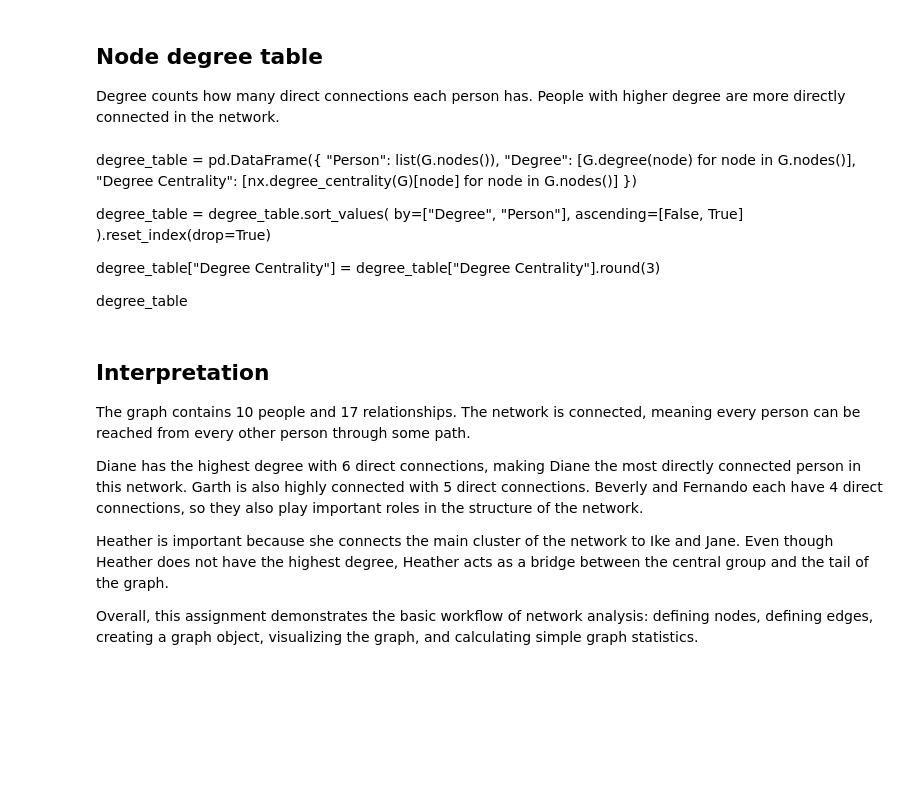
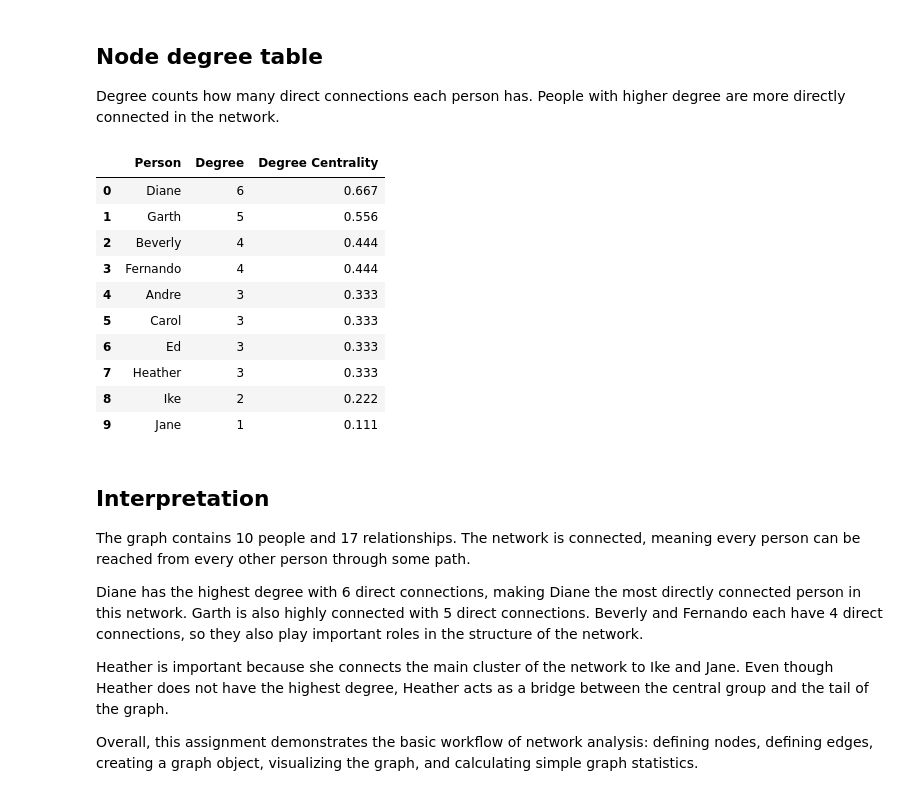
Before and after one commit to suffyankhan77/DATA620-Web-Analytics, a Jupyter notebook: assignments/week1_hello_graph_world/DATA620_Week1_Hello_Graph_World.ipynb, the cells around one changed output. Drawn from its saved outputs; the diff is of its cells as text; code cells hidden in the pictures; blank space fills up the shorter version.

```diff
--- a/assignments/week1_hello_graph_world/DATA620_Week1_Hello_Graph_World.ipynb
+++ b/assignments/week1_hello_graph_world/DATA620_Week1_Hello_Graph_World.ipynb
@@ -119,21 +119,33 @@ summary_df
 ## Node degree table
 
 Degree counts how many direct connections each person has. People with higher degree are more directly connected in the network.
-# %% [markdown]
-degree_table = pd.DataFrame({
-    "Person": list(G.nodes()),
-    "Degree": [G.degree(node) for node in G.nodes()],
-    "Degree Centrality": [nx.degree_centrality(G)[node] for node in G.nodes()]
-})
-
-degree_table = degree_table.sort_values(
-    by=["Degree", "Person"],
-    ascending=[False, True]
-).reset_index(drop=True)
-
-degree_table["Degree Centrality"] = degree_table["Degree Centrality"].round(3)
-
-degree_table
+# %%
+degree_table = pd.DataFrame({
+    "Person": list(G.nodes()),
+    "Degree": [G.degree(node) for node in G.nodes()],
+    "Degree Centrality": [nx.degree_centrality(G)[node] for node in G.nodes()]
+})
+
+degree_table = degree_table.sort_values(
+    by=["Degree", "Person"],
+    ascending=[False, True]
+).reset_index(drop=True)
+
+degree_table["Degree Centrality"] = degree_table["Degree Centrality"].round(3)
+
+degree_table
+# %% [output]
+|  | Person | Degree | Degree Centrality |
+| 0 | Diane | 6 | 0.667 |
+| 1 | Garth | 5 | 0.556 |
+| 2 | Beverly | 4 | 0.444 |
+| 3 | Fernando | 4 | 0.444 |
+| 4 | Andre | 3 | 0.333 |
+| 5 | Carol | 3 | 0.333 |
+| 6 | Ed | 3 | 0.333 |
+| 7 | Heather | 3 | 0.333 |
+| 8 | Ike | 2 | 0.222 |
+| 9 | Jane | 1 | 0.111 |
 # %% [markdown]
 ## Interpretation
 
```
